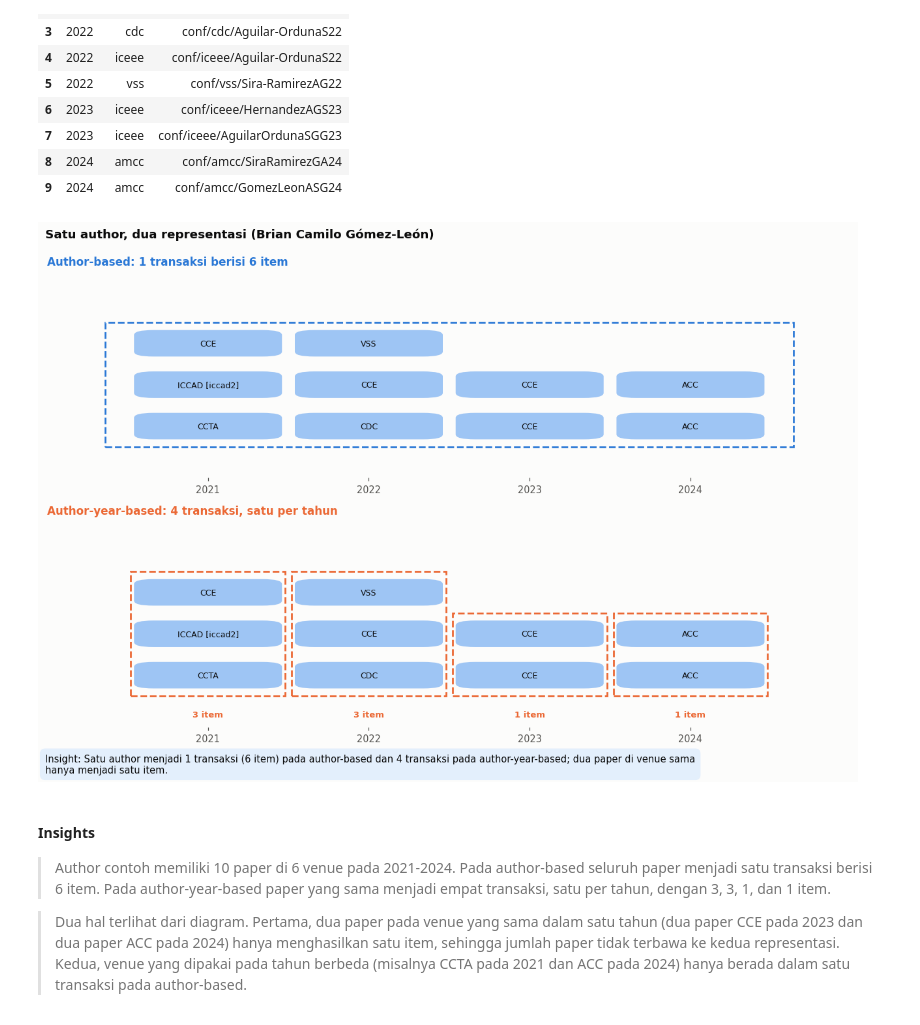
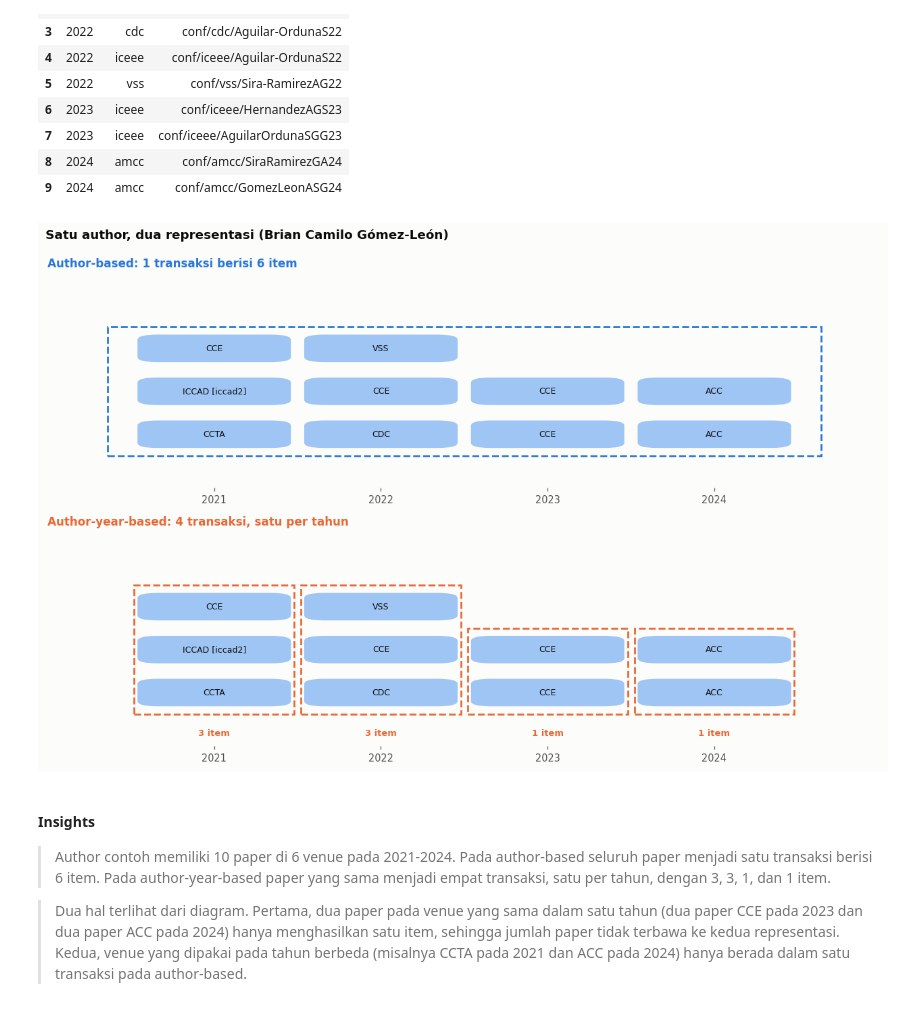
Before and after one commit to mahesa005/conference-pattern-mining-dblp, a Jupyter notebook: notebooks/02_transactions.ipynb, the cells around one changed output. Saved outputs shown, nothing was run; the diff lists cells and outputs as text; code cells hidden in the pictures.

```diff
--- a/notebooks/02_transactions.ipynb
+++ b/notebooks/02_transactions.ipynb
@@ -198,13 +198,7 @@ def pct_id(value, digits=1):
     return f"{value:.{digits}f}".replace(".", ",") + "%"
 
 
-def save_fig(fig, name, insight=None):
-    if insight:
-        wrapped = textwrap.fill("Insight: " + insight, width=max(46, int(fig.get_figwidth() * 11.5)))
-        fig.canvas.draw()
-        bottom = fig.get_tightbbox(fig.canvas.get_renderer()).y0
-        fig.text(0.01, (bottom - 0.14) / fig.get_figheight(), wrapped, ha="left", va="top", fontsize=9.6, color=CFG.INK,
-                 bbox=dict(boxstyle="round,pad=0.55", fc="#e3effc", ec="none"))
+def save_fig(fig, name):
     fig.savefig(CFG.FIG_DIR / name)
     plt.show()
 
@@ -433,35 +427,35 @@ def draw_chips(ax):
     for _, row in example_papers.iterrows():
         year = int(row["year"])
         slot = slots.get(year, 0)
         slots[year] = slot + 1
         ax.add_patch(FancyBboxPatch((year - 0.44, slot - 0.3), 0.88, 0.6, boxstyle="round,pad=0.02,rounding_size=0.12",
                                     fc=CFG.BLUE_LIGHT, ec="none", zorder=3))
         ax.text(year, slot, display_name(row["venue"]), ha="center", va="center", fontsize=8.2, zorder=4)
 
 fig, (ax_top, ax_bottom) = plt.subplots(2, 1, figsize=(11.5, 7.4), sharex=True)
 for ax in (ax_top, ax_bottom):
     draw_chips(ax)
     ax.set_xlim(year_min - 1, year_max + 1)
     ax.set_ylim(-1.25, max_slot + 0.75)
     ax.set_xticks(years_present)
     ax.tick_params(labelbottom=True, left=False, labelleft=False)
     ax.grid(False)
     for spine in ("left", "bottom"):
         ax.spines[spine].set_visible(False)
 
 ax_top.add_patch(Rectangle((year_min - 0.64, -0.5), year_max - year_min + 1.28, max_slot, fill=False, ec=CFG.BLUE, lw=1.8, ls="--"))
 ax_top.set_title(f"Author-based: 1 transaksi berisi {n_example_items} item", color=CFG.BLUE)
 
 for year in years_present:
     ax_bottom.add_patch(Rectangle((year - 0.48, -0.5), 0.96, int(per_year_count[year]), fill=False, ec=CFG.ORANGE, lw=1.8, ls="--"))
     ax_bottom.text(year, -0.95, f"{int(per_year_items[year])} item", ha="center", va="center", fontsize=8.6, color=CFG.ORANGE, fontweight="bold")
 ax_bottom.set_title(f"Author-year-based: {len(years_present)} transaksi, satu per tahun", color=CFG.ORANGE)
 
 fig.suptitle(f"Satu author, dua representasi ({example_author})", x=0.01, ha="left", fontweight="bold", fontsize=12, y=0.99)
 fig.tight_layout()
-save_fig(fig, "t3_ilustrasi_satu_author.png", insight="Satu author menjadi 1 transaksi (6 item) pada author-based dan 4 transaksi pada author-year-based; dua paper di venue sama hanya menjadi satu item.")
+save_fig(fig, "t3_ilustrasi_satu_author.png")
 # %% [output]
-[figure, old version]
+[figure, new version]
 # %% [markdown]
 #### Insights
 
```
Also changed, not shown: parts of 5 cells of this notebook, 3 other files.
